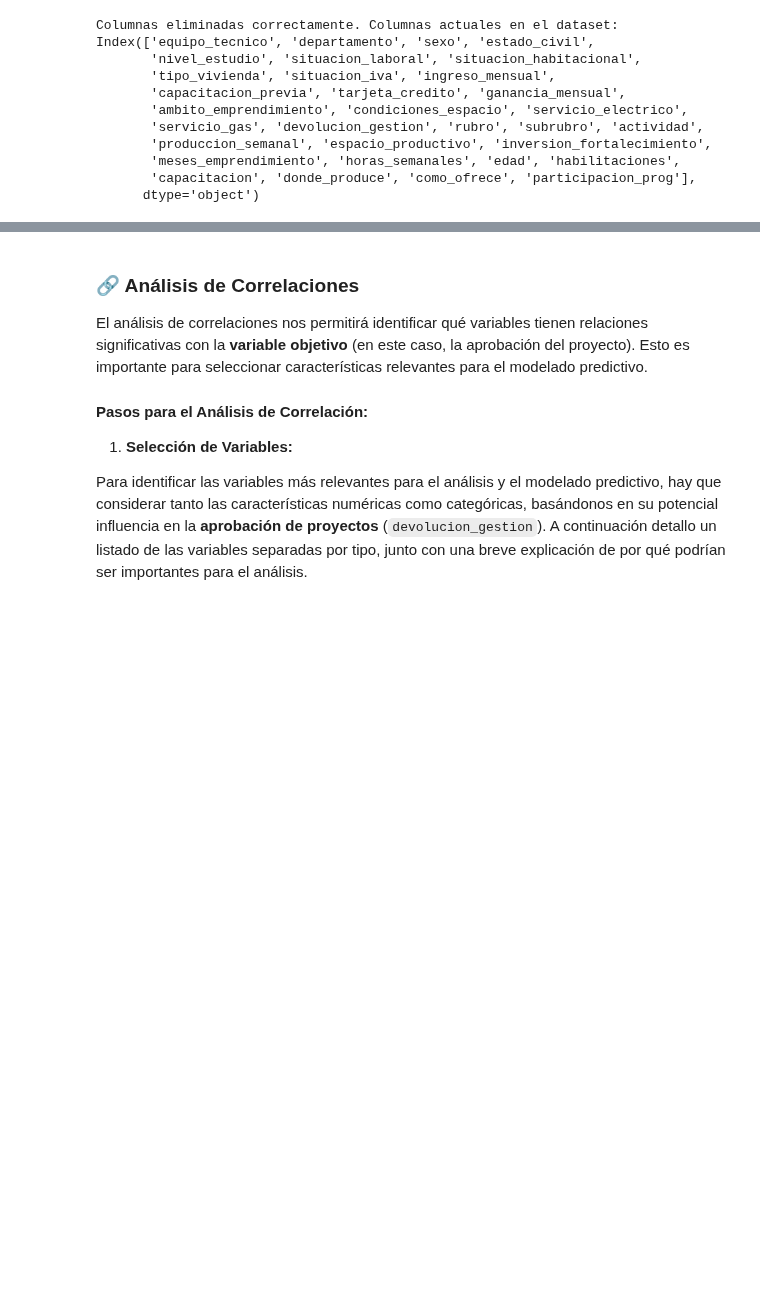
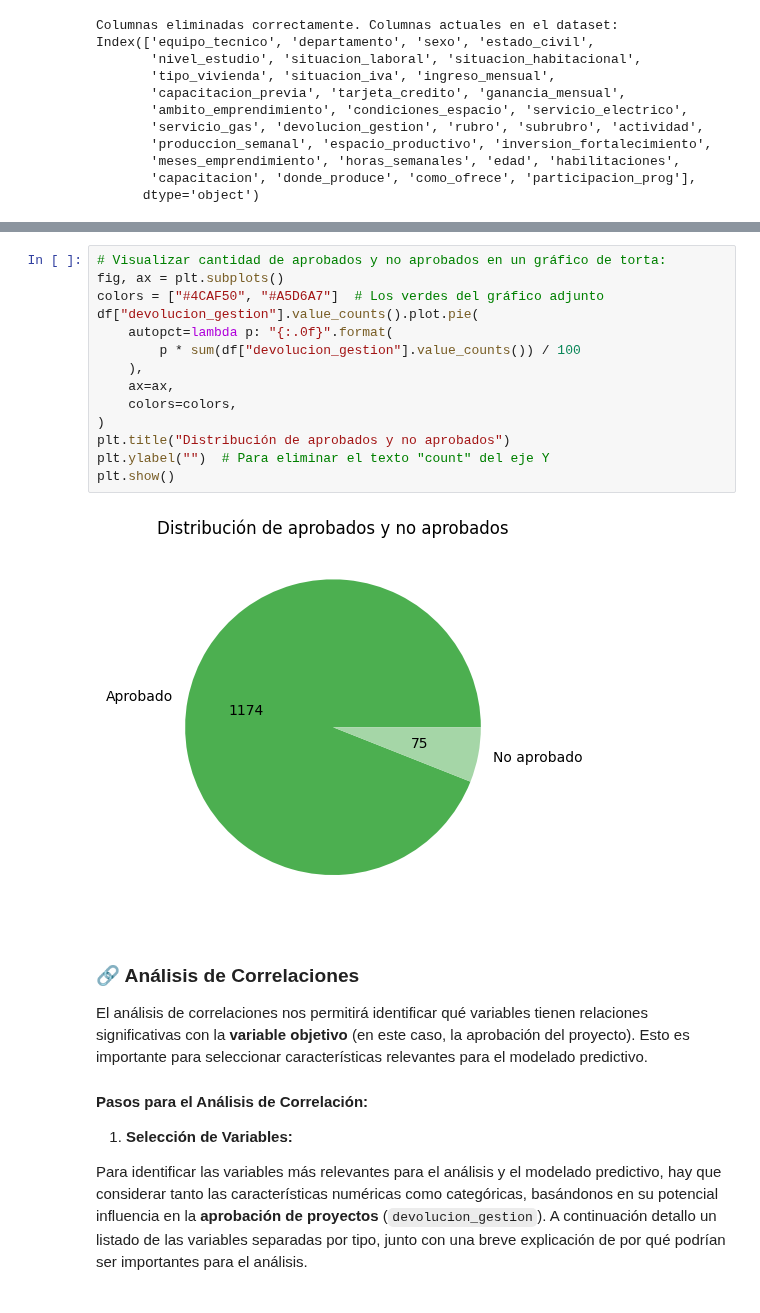
Before and after one commit to sosarodrigox/coderhouse_emprendedores_it, a Jupyter notebook: MachineLearning_SosaRodrigo.ipynb, the cells around one changed output, grey strips where cells are left out. Saved outputs shown, nothing was run; the diff lists cells and outputs as text; blank space fills up the shorter version.

```diff
--- a/MachineLearning_SosaRodrigo.ipynb
+++ b/MachineLearning_SosaRodrigo.ipynb
@@ -467,6 +482,22 @@ A partir de las visualizaciones iniciales, podemos destacar algunos puntos relev
 - **Rubro del emprendimiento** también parece ser relevante, con un predominio de aprobaciones en sectores productivos.
 
 Esta exploración nos proporciona una visión general y nos prepara para la siguiente etapa del análisis de correlaciones y clustering, para profundizar en la identificación de patrones que ayuden a predecir la aprobación de proyectos. 🚀
+# %%
+# Visualizar cantidad de aprobados y no aprobados en un gráfico de torta:
+fig, ax = plt.subplots()
+colors = ["#4CAF50", "#A5D6A7"]  # Los verdes del gráfico adjunto
+df["devolucion_gestion"].value_counts().plot.pie(
+    autopct=lambda p: "{:.0f}".format(
+        p * sum(df["devolucion_gestion"].value_counts()) / 100
+    ),
+    ax=ax,
+    colors=colors,
+)
+plt.title("Distribución de aprobados y no aprobados")
+plt.ylabel("")  # Para eliminar el texto "count" del eje Y
+plt.show()
+# %% [output]
+[figure, added]
 # %% [markdown]
 ### 🔗 Análisis de Correlaciones
 El análisis de correlaciones nos permitirá identificar qué variables tienen relaciones significativas con la **variable objetivo** (en este caso, la aprobación del proyecto). Esto es importante para seleccionar características relevantes para el modelado predictivo.
```
Also changed, not shown: parts of 6 cells of this notebook, 6 other files.
